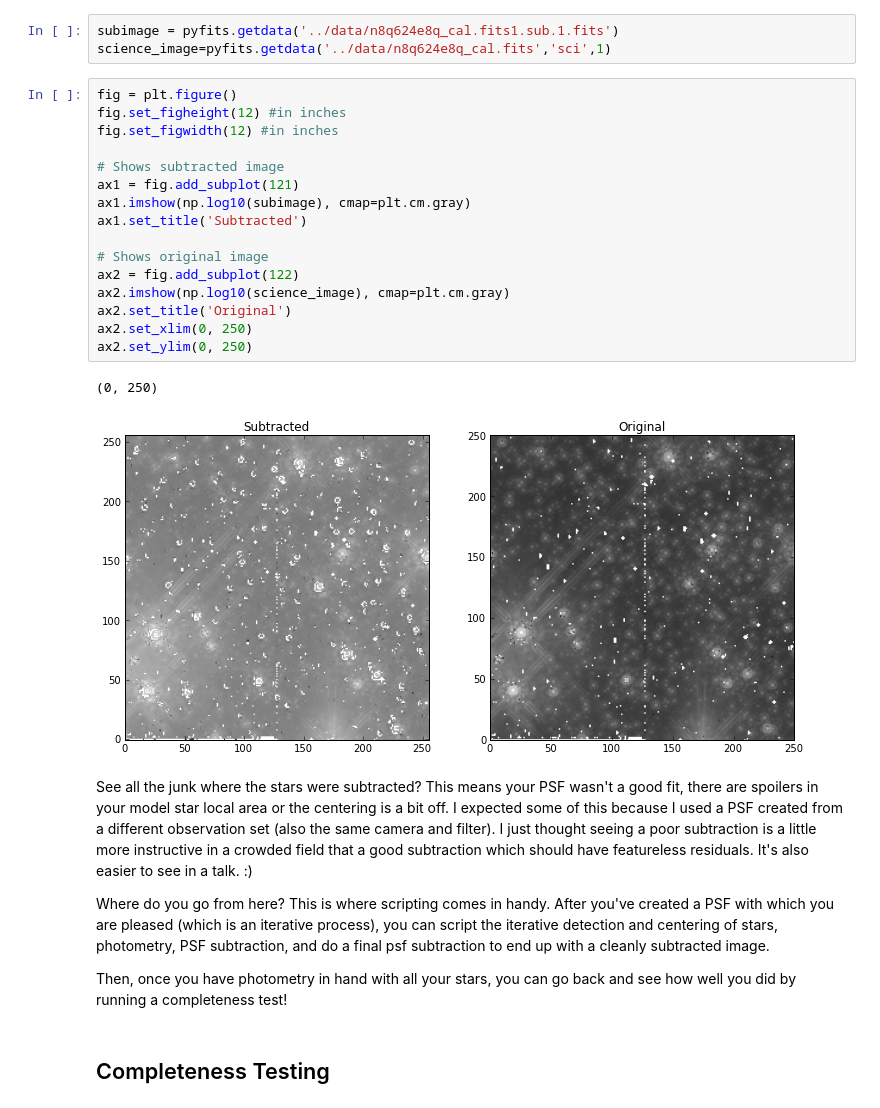
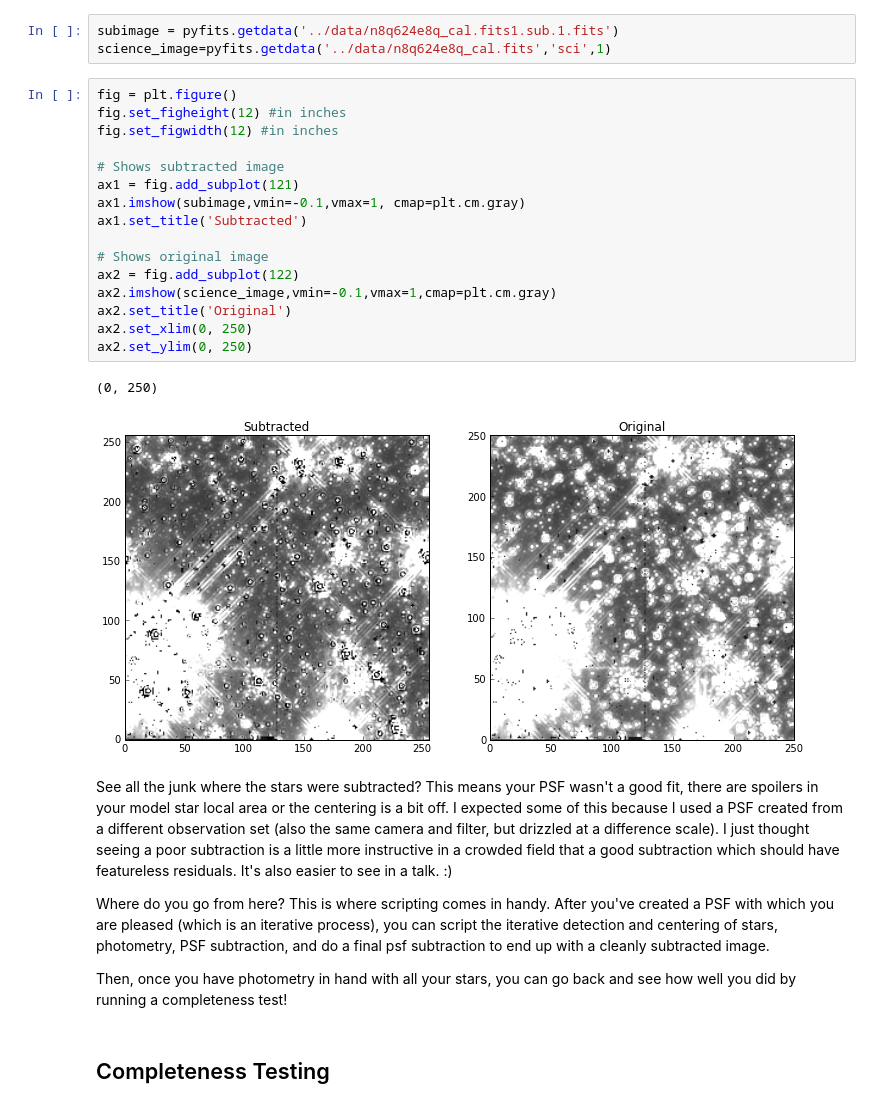
Before and after one commit to spacetelescope/scientific-python-training-2012, a Jupyter notebook: lecture_notebooks/Session4_phot_2.ipynb, the cells around one changed output. Saved outputs shown, nothing was run; the diff lists cells and outputs as text.

```diff
--- a/lecture_notebooks/Session4_phot_2.ipynb
+++ b/lecture_notebooks/Session4_phot_2.ipynb
@@ -666,25 +680,25 @@ science_image=pyfits.getdata('../data/n8q624e8q_cal.fits','sci',1)
 # %%
 fig = plt.figure()
 fig.set_figheight(12) #in inches
 fig.set_figwidth(12) #in inches
 
 # Shows subtracted image
 ax1 = fig.add_subplot(121)
-ax1.imshow(np.log10(subimage), cmap=plt.cm.gray)
+ax1.imshow(subimage,vmin=-0.1,vmax=1, cmap=plt.cm.gray)
 ax1.set_title('Subtracted')
 
 # Shows original image
 ax2 = fig.add_subplot(122)
-ax2.imshow(np.log10(science_image), cmap=plt.cm.gray)
+ax2.imshow(science_image,vmin=-0.1,vmax=1,cmap=plt.cm.gray)
 ax2.set_title('Original')
 ax2.set_xlim(0, 250)
 ax2.set_ylim(0, 250)
 # %% [output]
 (0, 250)
-[figure, old version]
+[figure, new version]
 # %% [markdown]
 See all the junk where the stars were subtracted? This means your PSF wasn't a good fit, there are spoilers in your model star local area or the centering is a bit off.
-I expected some of this because I used a PSF created from a different observation set (also the same camera and filter).
+I expected some of this because I used a PSF created from a different observation set (also the same camera and filter, but drizzled at a difference scale).
 I just thought seeing a poor subtraction is a little more instructive in a crowded field that a good subtraction which should have featureless residuals.
 It's also easier to see in a talk. :)
 
```
Also changed, not shown: parts of 24 cells of this notebook, 6 other files.
